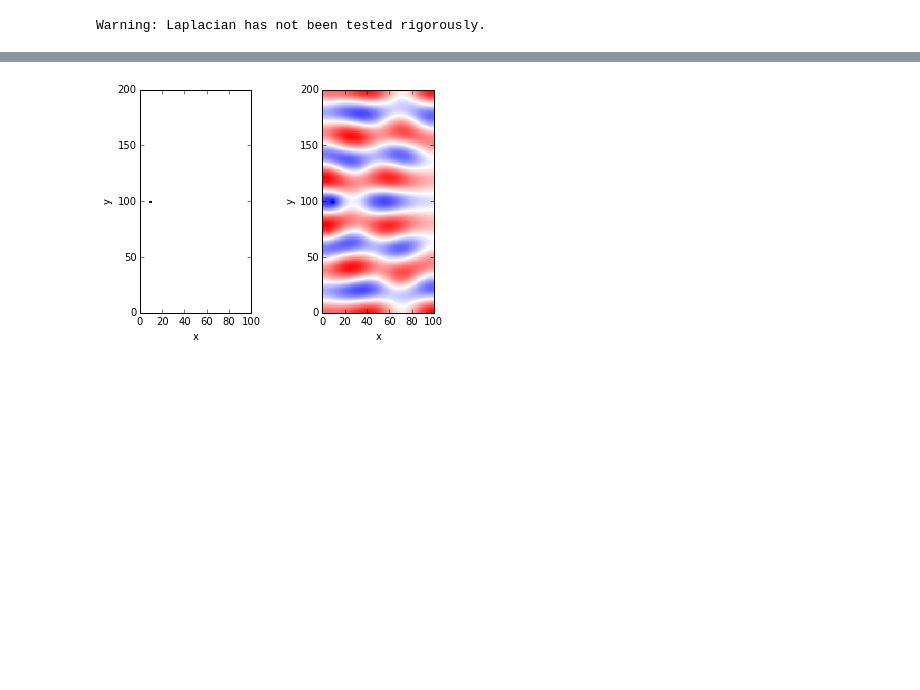
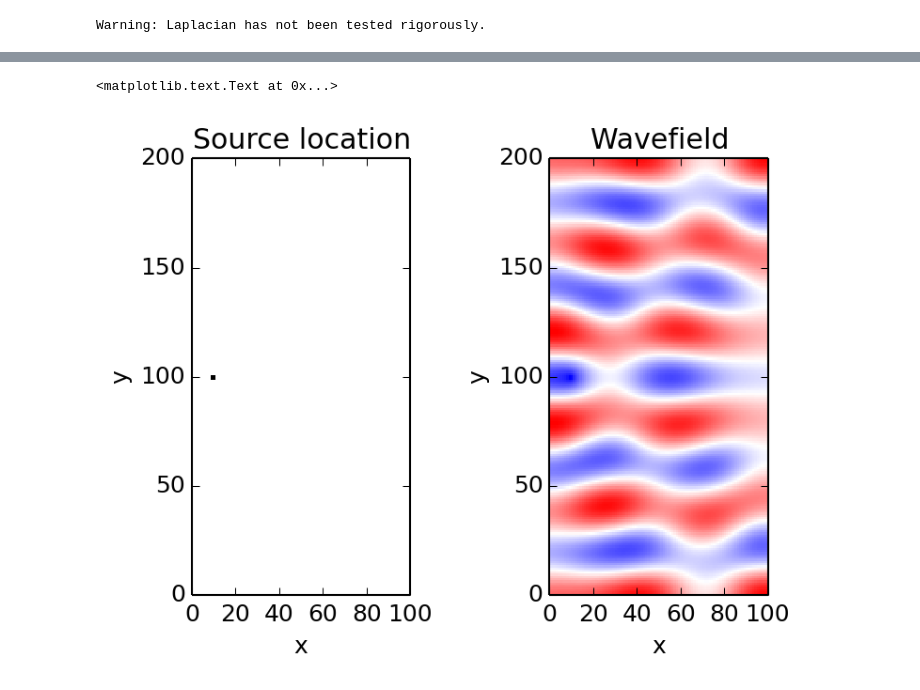
Before and after one commit to uwoseis/zephyr, a Jupyter notebook: Helmholtz.ipynb, the cells around one changed output, grey strips where cells are left out. Saved outputs shown, nothing was run; the diff lists cells and outputs as text; code cells hidden in the pictures; blank space fills up the shorter version.

Commit message:
Updates + plotting. Improved headings.

```diff
--- a/Helmholtz.ipynb
+++ b/Helmholtz.ipynb
@@ -12,3 +13,17 @@ import matplotlib.cm as cm
 %pylab inline
 # %% [output]
 Populating the interactive namespace from numpy and matplotlib
+# %%
+import matplotlib
+from IPython.display import set_matplotlib_formats
+set_matplotlib_formats('png')
+matplotlib.rcParams['savefig.dpi'] = 150 # Change this to adjust figure size
+
+# Plotting options
+font = {
+    'family': 'Bitstream Vera Sans',
+    'weight': 'normal',
+    'size': 12,
+}
+
+matplotlib.rc('font', **font)
@@ -68,10 +114,13 @@ Wall time: 7.35 ms
 # %%
 ax1 = plt.subplot(1,2,1, aspect=1)
 plt.set_cmap(cm.gray_r)
 im1 = mesh.plotImage(q, vType='N', ax=ax1)
+plt.title('Source location')
 
 ax2 = plt.subplot(1,2,2, aspect=1)
 plt.set_cmap(cm.bwr)
 im2 = mesh.plotImage(u, vType='N', ax=ax2)
+plt.title('Wavefield')
 # %% [output]
+<matplotlib.text.Text at 0x...>
-[figure, old version]
+[figure, new version]
```
Also changed, not shown: parts of 14 cells of this notebook, 1 other file.
